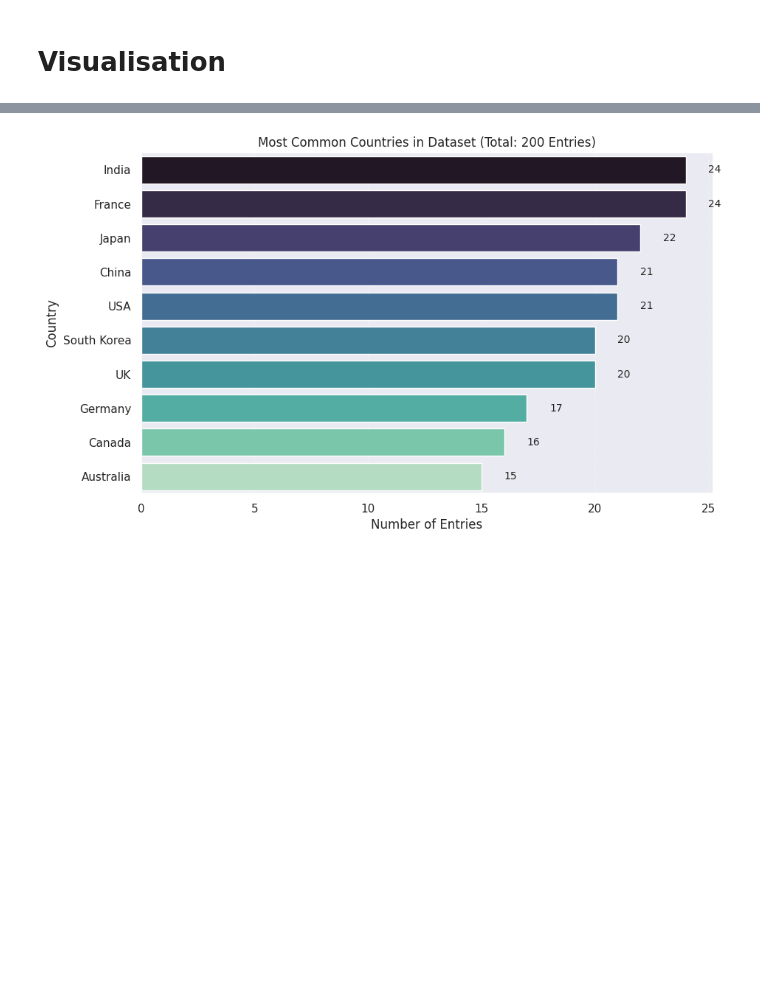
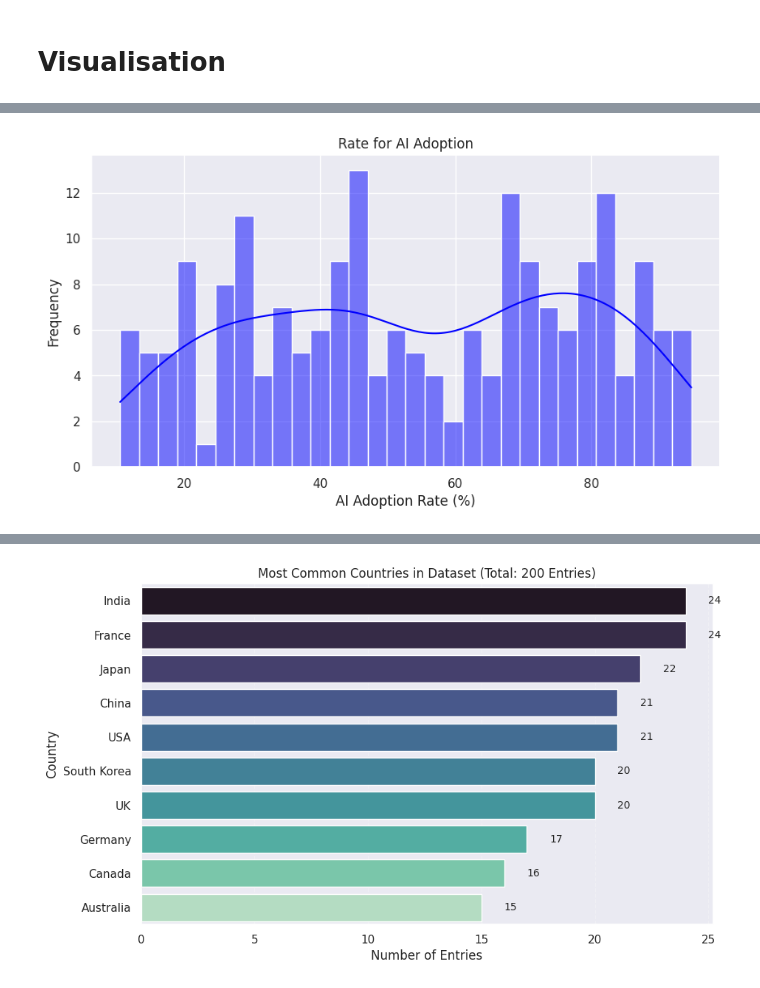
Before and after one commit to Nikhil5566/EDA-Prostate-cancer-dataset-, a Jupyter notebook: Global_AI_Content_.ipynb, the cells around one changed output, grey strips where cells are left out. Cells and saved outputs as stored; diff of their text form; code cells hidden in the pictures; blank space fills up the shorter version.

```diff
--- a/Global_AI_Content_.ipynb
+++ b/Global_AI_Content_.ipynb
@@ -134 +135,11 @@ plt.gca().spines[['top', 'right',]].set_visible(False)
+# %%
+plt.figure(figsize = (10, 5))
+sns.histplot(df['AI Adoption Rate (%)'], bins = 30, kde = True, color = 'blue')
+plt.title('Rate for AI Adoption')
+plt.xlabel('AI Adoption Rate (%)')
+plt.ylabel('Frequency')
+
+plt.show()
+# %% [output]
+[figure, added]
 # %%
```
Also changed, not shown: parts of 2 cells of this notebook.
